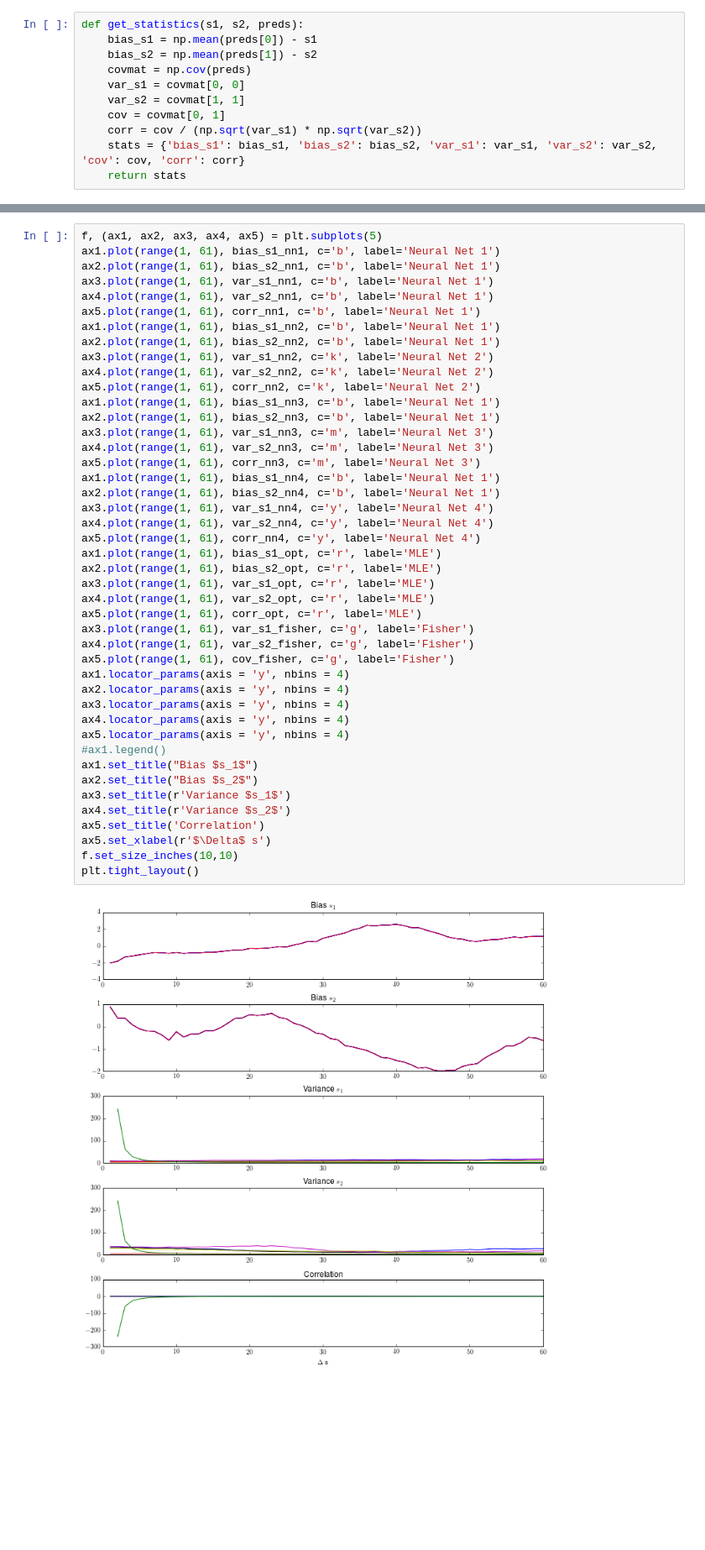
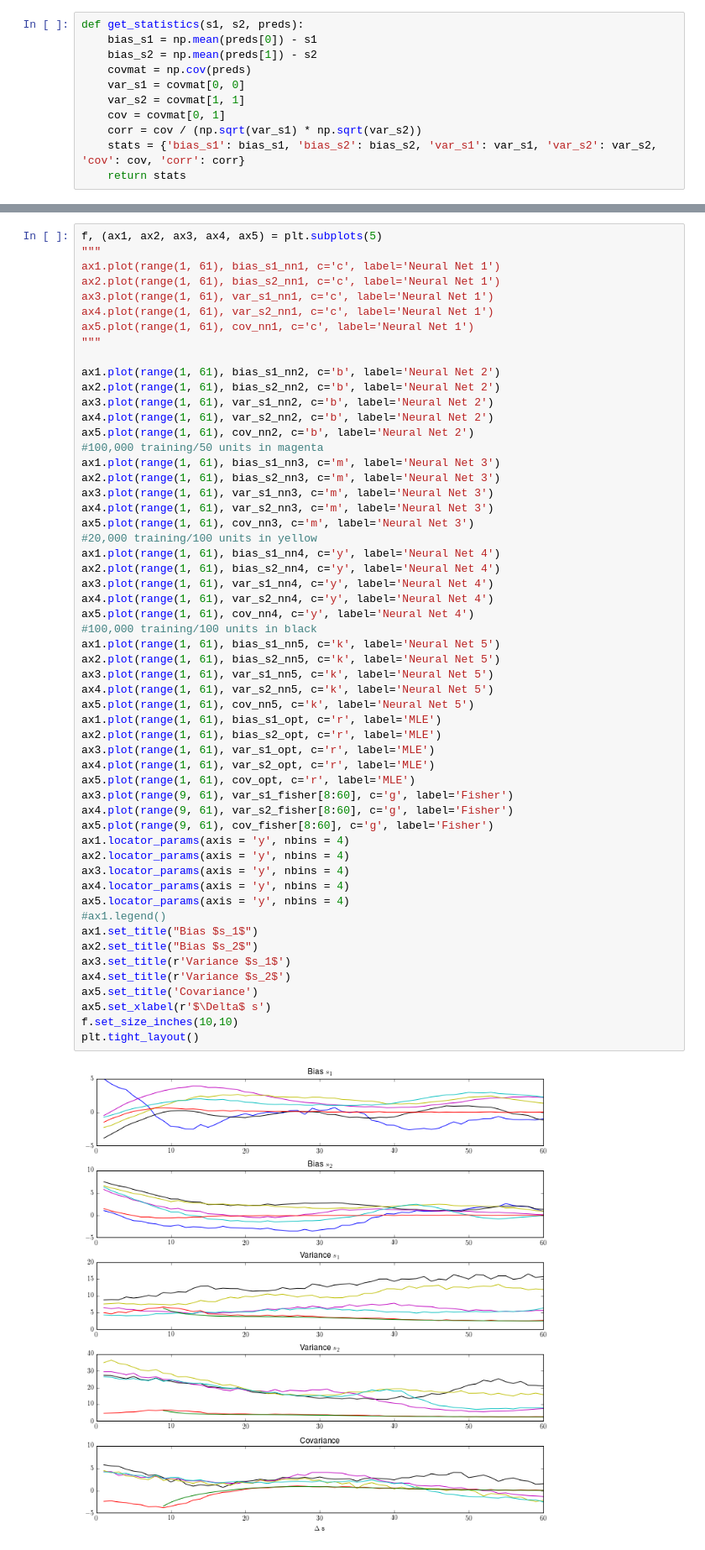
Before and after one commit to NYUMaLab/Divisive_Normalization_Project, a Jupyter notebook: Code/Demixing/Demixing DNN.ipynb, the cells around one changed output, grey strips where cells are left out. Shown at 84% size. Drawn from its saved outputs; the diff is of its cells as text; blank space fills up the shorter version.

Commit message:
more/better plots

```diff
--- a/Code/Demixing/Demixing DNN.ipynb
+++ b/Code/Demixing/Demixing DNN.ipynb
@@ -744,46 +754,57 @@ testing
 # %%
 f, (ax1, ax2, ax3, ax4, ax5) = plt.subplots(5)
-ax1.plot(range(1, 61), bias_s1_nn1, c='b', label='Neural Net 1')
-ax2.plot(range(1, 61), bias_s2_nn1, c='b', label='Neural Net 1')
-ax3.plot(range(1, 61), var_s1_nn1, c='b', label='Neural Net 1')
-ax4.plot(range(1, 61), var_s2_nn1, c='b', label='Neural Net 1')
-ax5.plot(range(1, 61), corr_nn1, c='b', label='Neural Net 1')
-ax1.plot(range(1, 61), bias_s1_nn2, c='b', label='Neural Net 1')
-ax2.plot(range(1, 61), bias_s2_nn2, c='b', label='Neural Net 1')
-ax3.plot(range(1, 61), var_s1_nn2, c='k', label='Neural Net 2')
-ax4.plot(range(1, 61), var_s2_nn2, c='k', label='Neural Net 2')
-ax5.plot(range(1, 61), corr_nn2, c='k', label='Neural Net 2')
-ax1.plot(range(1, 61), bias_s1_nn3, c='b', label='Neural Net 1')
-ax2.plot(range(1, 61), bias_s2_nn3, c='b', label='Neural Net 1')
+"""
+ax1.plot(range(1, 61), bias_s1_nn1, c='c', label='Neural Net 1')
+ax2.plot(range(1, 61), bias_s2_nn1, c='c', label='Neural Net 1')
+ax3.plot(range(1, 61), var_s1_nn1, c='c', label='Neural Net 1')
+ax4.plot(range(1, 61), var_s2_nn1, c='c', label='Neural Net 1')
+ax5.plot(range(1, 61), cov_nn1, c='c', label='Neural Net 1')
+"""
+
+ax1.plot(range(1, 61), bias_s1_nn2, c='b', label='Neural Net 2')
+ax2.plot(range(1, 61), bias_s2_nn2, c='b', label='Neural Net 2')
+ax3.plot(range(1, 61), var_s1_nn2, c='b', label='Neural Net 2')
+ax4.plot(range(1, 61), var_s2_nn2, c='b', label='Neural Net 2')
+ax5.plot(range(1, 61), cov_nn2, c='b', label='Neural Net 2')
+#100,000 training/50 units in magenta
+ax1.plot(range(1, 61), bias_s1_nn3, c='m', label='Neural Net 3')
+ax2.plot(range(1, 61), bias_s2_nn3, c='m', label='Neural Net 3')
 ax3.plot(range(1, 61), var_s1_nn3, c='m', label='Neural Net 3')
 ax4.plot(range(1, 61), var_s2_nn3, c='m', label='Neural Net 3')
-ax5.plot(range(1, 61), corr_nn3, c='m', label='Neural Net 3')
-ax1.plot(range(1, 61), bias_s1_nn4, c='b', label='Neural Net 1')
-ax2.plot(range(1, 61), bias_s2_nn4, c='b', label='Neural Net 1')
+ax5.plot(range(1, 61), cov_nn3, c='m', label='Neural Net 3')
+#20,000 training/100 units in yellow
+ax1.plot(range(1, 61), bias_s1_nn4, c='y', label='Neural Net 4')
+ax2.plot(range(1, 61), bias_s2_nn4, c='y', label='Neural Net 4')
 ax3.plot(range(1, 61), var_s1_nn4, c='y', label='Neural Net 4')
 ax4.plot(range(1, 61), var_s2_nn4, c='y', label='Neural Net 4')
-ax5.plot(range(1, 61), corr_nn4, c='y', label='Neural Net 4')
+ax5.plot(range(1, 61), cov_nn4, c='y', label='Neural Net 4')
+#100,000 training/100 units in black
+ax1.plot(range(1, 61), bias_s1_nn5, c='k', label='Neural Net 5')
+ax2.plot(range(1, 61), bias_s2_nn5, c='k', label='Neural Net 5')
+ax3.plot(range(1, 61), var_s1_nn5, c='k', label='Neural Net 5')
+ax4.plot(range(1, 61), var_s2_nn5, c='k', label='Neural Net 5')
+ax5.plot(range(1, 61), cov_nn5, c='k', label='Neural Net 5')
 ax1.plot(range(1, 61), bias_s1_opt, c='r', label='MLE')
 ax2.plot(range(1, 61), bias_s2_opt, c='r', label='MLE')
 ax3.plot(range(1, 61), var_s1_opt, c='r', label='MLE')
 ax4.plot(range(1, 61), var_s2_opt, c='r', label='MLE')
-ax5.plot(range(1, 61), corr_opt, c='r', label='MLE')
-ax3.plot(range(1, 61), var_s1_fisher, c='g', label='Fisher')
-ax4.plot(range(1, 61), var_s2_fisher, c='g', label='Fisher')
-ax5.plot(range(1, 61), cov_fisher, c='g', label='Fisher')
+ax5.plot(range(1, 61), cov_opt, c='r', label='MLE')
+ax3.plot(range(9, 61), var_s1_fisher[8:60], c='g', label='Fisher')
+ax4.plot(range(9, 61), var_s2_fisher[8:60], c='g', label='Fisher')
+ax5.plot(range(9, 61), cov_fisher[8:60], c='g', label='Fisher')
 ax1.locator_params(axis = 'y', nbins = 4)
 ax2.locator_params(axis = 'y', nbins = 4)
 ax3.locator_params(axis = 'y', nbins = 4)
 ax4.locator_params(axis = 'y', nbins = 4)
 ax5.locator_params(axis = 'y', nbins = 4)
 #ax1.legend()
 ax1.set_title("Bias $s_1$")
 ax2.set_title("Bias $s_2$")
 ax3.set_title(r'Variance $s_1$')
 ax4.set_title(r'Variance $s_2$')
-ax5.set_title('Correlation')
+ax5.set_title('Covariance')
 ax5.set_xlabel(r'$\Delta$ s')
 f.set_size_inches(10,10)
 plt.tight_layout()
 # %% [output]
-[figure, old version]
+[figure, new version]
```
Also changed, not shown: parts of 5 cells of this notebook.
